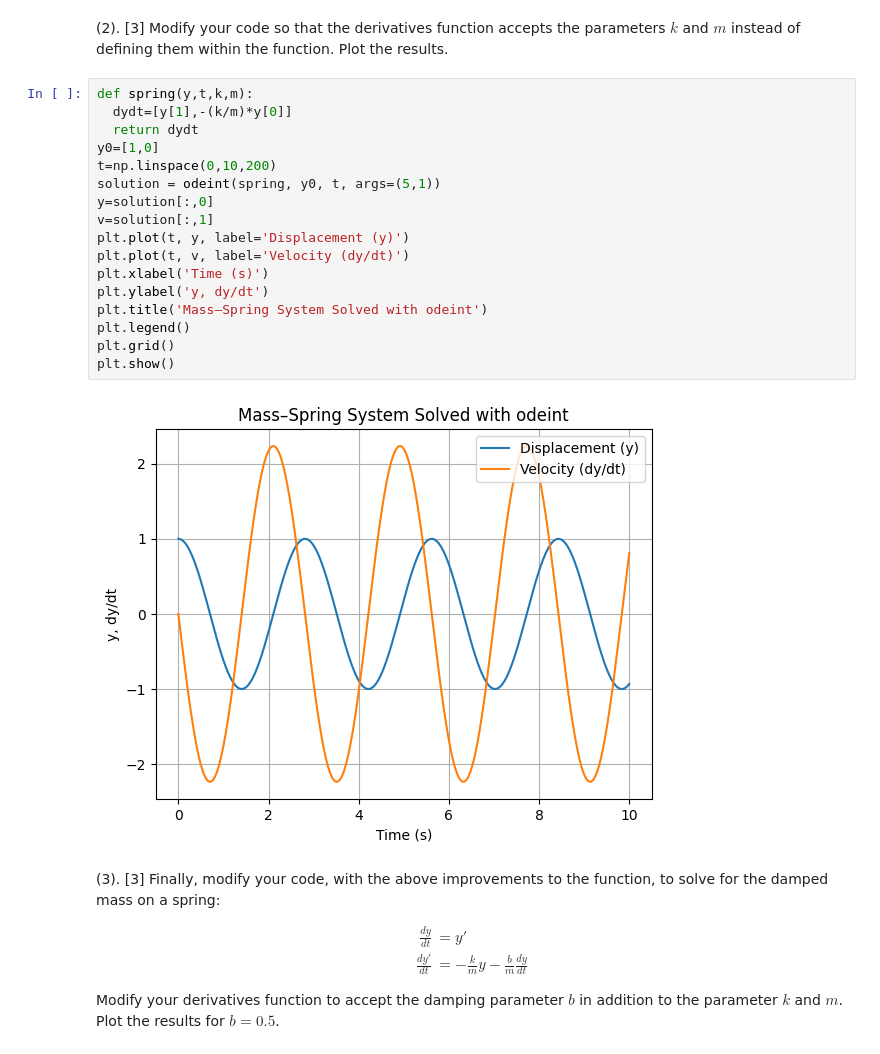
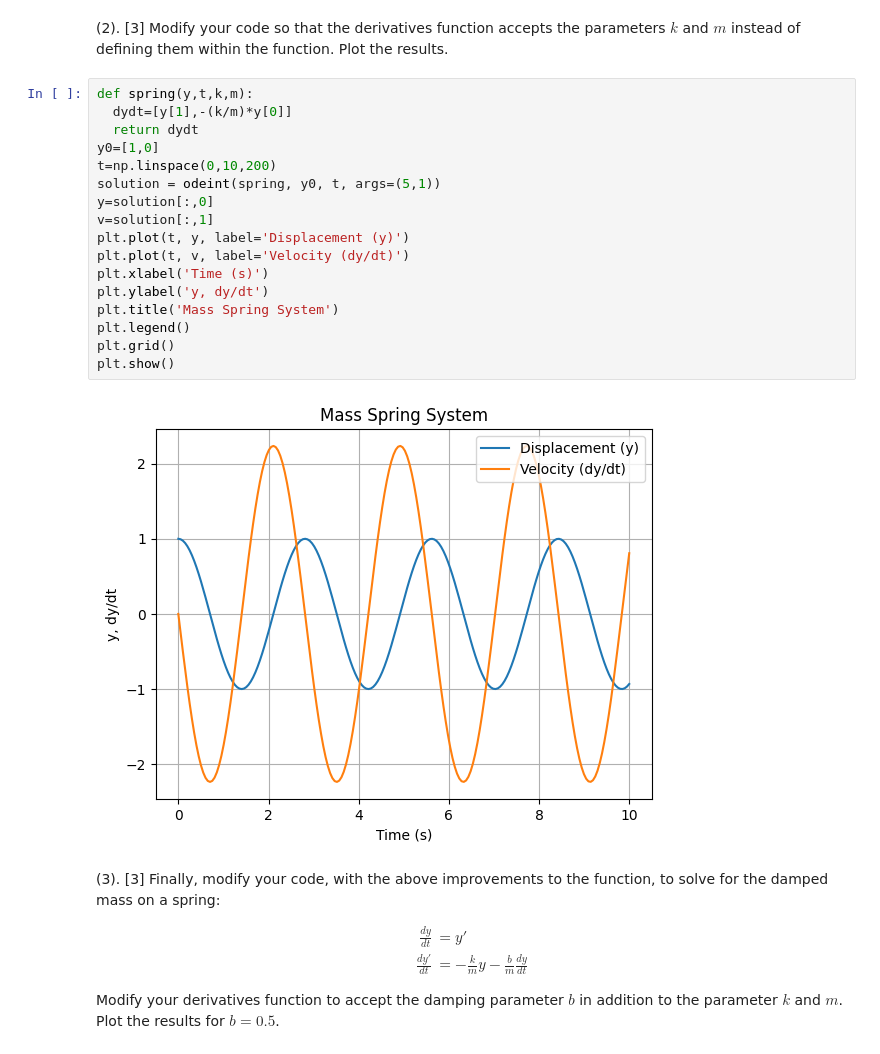
Before and after one commit to PX2145-2025/week-8-b-Math-Hughes-6, a Jupyter notebook: ODEs.ipynb, the cells around one changed output. Drawn from its saved outputs; the diff is of its cells as text.

```diff
--- a/ODEs.ipynb
+++ b/ODEs.ipynb
@@ -214,22 +214,22 @@ plt.show()
 # %%
 def spring(y,t,k,m):
   dydt=[y[1],-(k/m)*y[0]]
   return dydt
 y0=[1,0]
 t=np.linspace(0,10,200)
 solution = odeint(spring, y0, t, args=(5,1))
 y=solution[:,0]
 v=solution[:,1]
 plt.plot(t, y, label='Displacement (y)')
 plt.plot(t, v, label='Velocity (dy/dt)')
 plt.xlabel('Time (s)')
 plt.ylabel('y, dy/dt')
-plt.title('Mass–Spring System Solved with odeint')
+plt.title('Mass Spring System')
 plt.legend()
 plt.grid()
 plt.show()
 # %% [output]
-[figure, old version]
+[figure, new version]
 # %% [markdown]
  (3). [3] Finally, modify your code, with the above improvements to the function, to solve for the damped mass on a spring:
 
```
Also changed, not shown: parts of 4 cells of this notebook.
